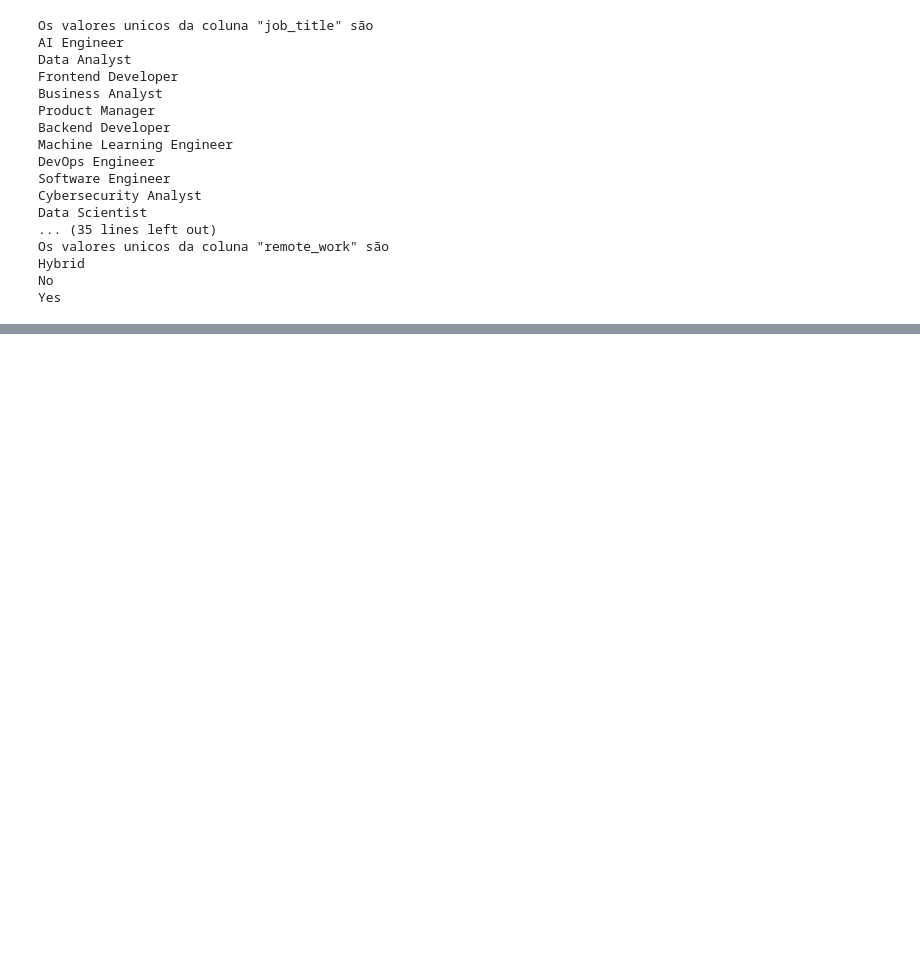
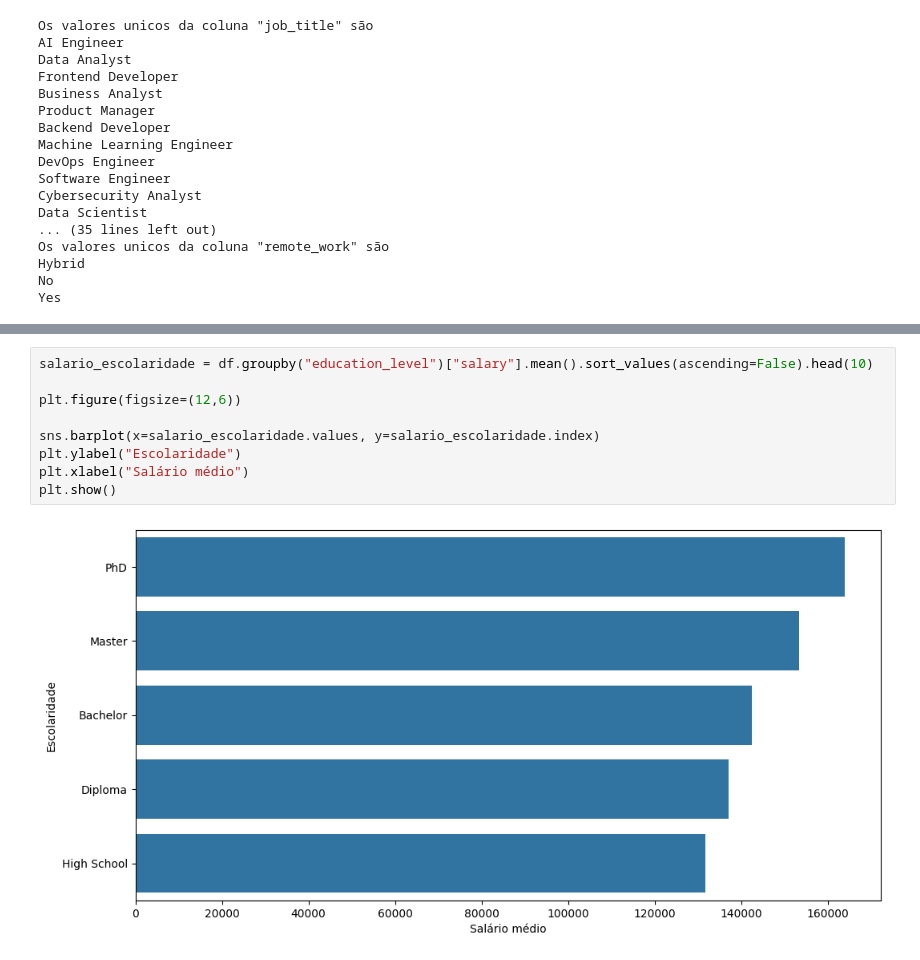
Before and after one commit to decknho/Data-Science, a Jupyter notebook: Semantix.ipynb, the cells around one changed output, grey strips where cells are left out. Cells and saved outputs as stored; diff of their text form; blank space fills up the shorter version.

```diff
--- a/Semantix.ipynb
+++ b/Semantix.ipynb
@@ -267,0 +262,11 @@ sns.barplot(x=salary_by_job_title.values, y=salary_by_job_title.index)
+# %%
+salario_escolaridade = df.groupby("education_level")["salary"].mean().sort_values(ascending=False).head(10)
+
+plt.figure(figsize=(12,6))
+
+sns.barplot(x=salario_escolaridade.values, y=salario_escolaridade.index)
+plt.ylabel("Escolaridade")
+plt.xlabel("Salário médio")
+plt.show()
+# %% [output]
+[figure, added]
```
Also changed, not shown: parts of 64 cells of this notebook.
